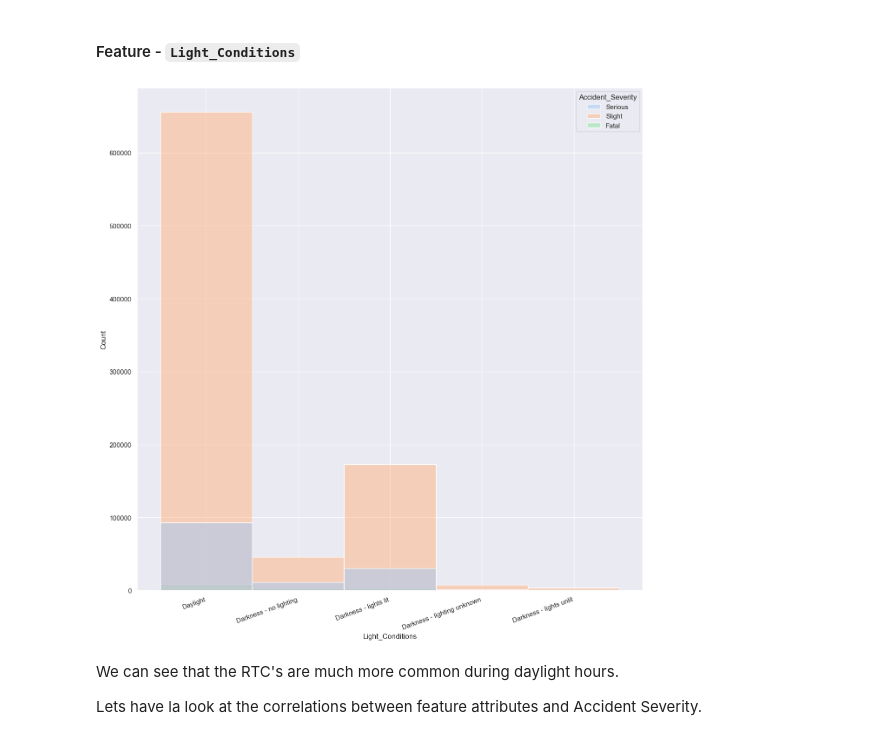
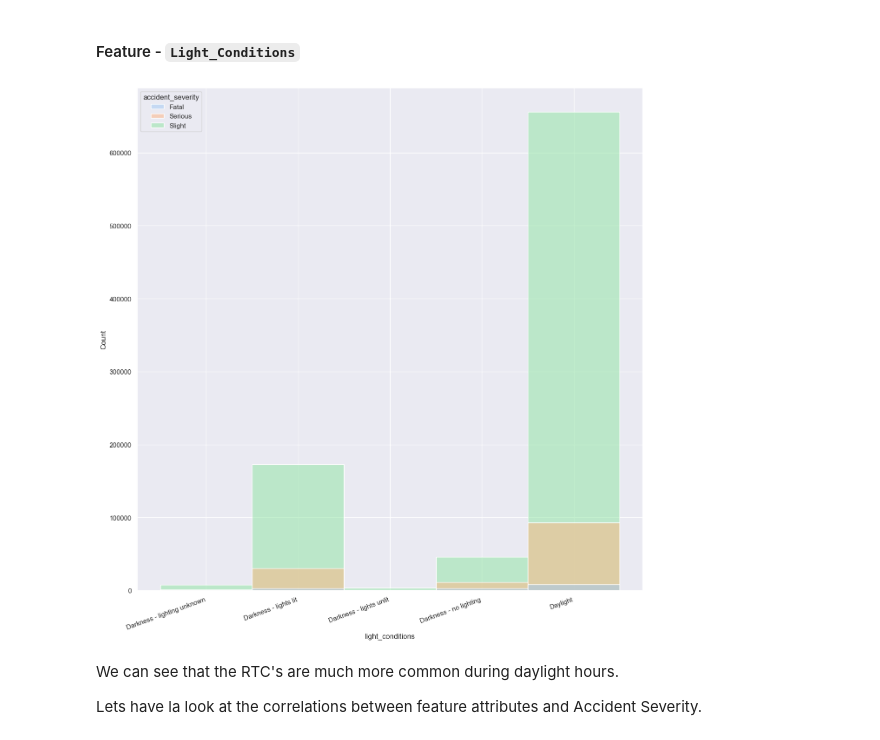
Before and after one commit to kmedri/-Omdena_Predicting_RTC_Severity_main, a Jupyter notebook: Group_1_Predicting_RTC_Severity/Predicting_RTC_Severity.ipynb, the cells around one changed output. Saved outputs shown, nothing was run; the diff lists cells and outputs as text; code cells hidden in the pictures.

Commit message:
Modify Predicting_RTC_Severity.ipynb, and group1-Predicting_RTC_Severity.ipynb add Owais

```diff
--- a/Group_1_Predicting_RTC_Severity/Predicting_RTC_Severity.ipynb
+++ b/Group_1_Predicting_RTC_Severity/Predicting_RTC_Severity.ipynb
@@ -912,5 +919,6 @@ This will create two new features, `day` and `month`.
 # %%
 df_accident["day"] = df_accident["date"].apply(lambda x:x.day)
 df_accident["month"] = df_accident["date"].apply(lambda x:x.month)
+df_accident['month'] = pd.to_datetime(df_accident['month'], format='%m').dt.month_name().str.slice(stop=3)
 df_accident.shape
 # %% [output]
@@ -990,12 +1007,12 @@ Lets create a new column `season` with attributes, `Spring, Summer, Autumn, and
 # %% [markdown]
 #### New Feature - `season`
 # %%
-df_accident["season"] = df_accident["month"].map({3: "Spring", 4: "Spring",
-                                                  5: "Spring", 6: "Summer",
-                                                  7: "Summer", 8: "Summer",
-                                                  9: "Autumn", 10: "Autumn",
-                                                  11: "Autumn", 12: "Winter",
-                                                  1: "Winter", 2: "Winter"}
+df_accident["season"] = df_accident["month"].map({'Mar': "Spring", 'Apr': "Spring",
+                                                  'May': "Spring", 'Jun': "Summer",
+                                                  'Jul': "Summer", 'Aug': "Summer",
+                                                  'Sep': "Autumn", 'Oct': "Autumn",
+                                                  'Nov': "Autumn", 'Dec': "Winter",
+                                                  'Jan': "Winter", 'Feb': "Winter"}
                                                  )
 df_accident.shape
 # %% [output]
@@ -1095,9 +1065,0 @@ df_accident['bank_holidays_2015'] = bank_holidays_2015
-# %%
-df_accident["bank_holidays_2010"] = df_accident["date"].map({'Easter': pd.date_range('02/04/2010', periods=4),
-                      'Mayday': pd.date_range('03/05/2010', periods=1),
-                      'Spring Bank Holiday': pd.date_range('31/05/2010', periods=1),
-                      'Summer Bank Holiday': pd.date_range('30/08/2010', periods=1),
-                      'Christmas and New Year': pd.date_range('25/12/2010', periods=9)
-                      }
-                                                 )
-df_accident.shape
@@ -1296,5 +1589,5 @@ plt.show()
 # %%
-df_accident.Junction_Detail = pd.Categorical(values=df_accident.Junction_Detail,
+df_accident.junction_detail = pd.Categorical(values=df_accident.junction_detail,
                                              categories=[
                                                 'Not at junction or within 20 metres',
                                                 'T or staggered junction',
@@ -1308,22 +1601,22 @@ df_accident.Junction_Detail = pd.Categorical(values=df_accident.Junction_Detail,
                                                 'Authorised person'
                                              ]
                                              ) # Sort the attributes
-df_accident.sort_values(['Junction_Detail'], inplace=True) # Sort the column
+df_accident.sort_values(['junction_detail'], inplace=True) # Sort the column
 
 fig, ax = plt.subplots(2, 2, figsize=(25, 25))
 
-sns.histplot(df_accident[df_accident['Accident_Severity'] == 'Slight'],
-             y='Junction_Detail',
+sns.histplot(df_accident[df_accident['accident_severity'] == 'Slight'],
+             y='junction_detail',
              alpha=0.6, bins=50, ax=ax[0, 0]
              ).set(title=f"Accident_Severity: Slight")
 
-sns.histplot(df_accident[df_accident["Accident_Severity"] == "Serious"],
-             y='Junction_Detail',
+sns.histplot(df_accident[df_accident["accident_severity"] == "Serious"],
+             y='junction_detail',
              alpha=0.6, bins=50, ax=ax[0, 1]
              ).set(title=f"Accident_Severity: Serious")
 
-sns.histplot(df_accident[df_accident["Accident_Severity"] == "Fatal"],
-             y='Junction_Detail',
+sns.histplot(df_accident[df_accident["accident_severity"] == "Fatal"],
+             y='junction_detail',
              alpha=0.6, bins=50, ax=ax[1, 0]
              ).set(title=f"Accident_Severity: Fatal")
 
@@ -1334,17 +1627,17 @@ plt.show()
 #### Feature - `Light_Conditions`
 # %%
 plt.figure(figsize=(15,15))
-ax = sns.histplot(data=df_accident, x='Light_Conditions', bins=5, hue='Accident_Severity')
+ax = sns.histplot(data=df_accident, x='light_conditions', bins=5, hue='accident_severity')
 
 ax.set_xticklabels(ax.get_xticklabels(),
                    rotation=20,
                    horizontalalignment='right'
                    )
 None
 
 plt.show()
 # %% [output]
-[figure, old version]
+[figure, new version]
 # %% [markdown]
 We can see that the RTC's are much more common during daylight hours.
 
```
Also changed, not shown: parts of 54 cells of this notebook, 2 other files.
